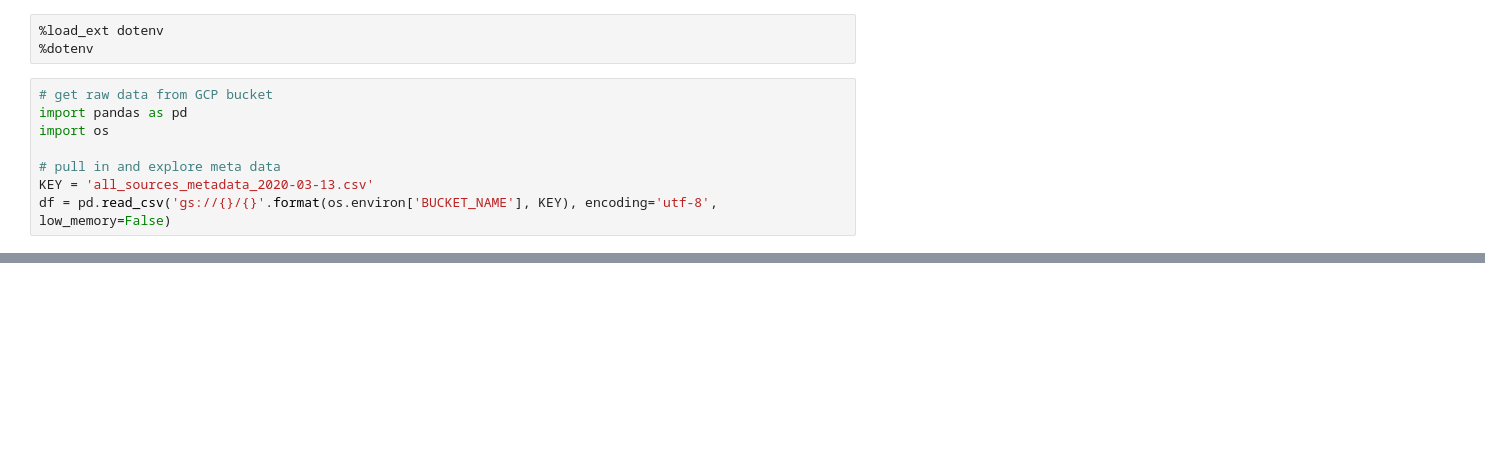
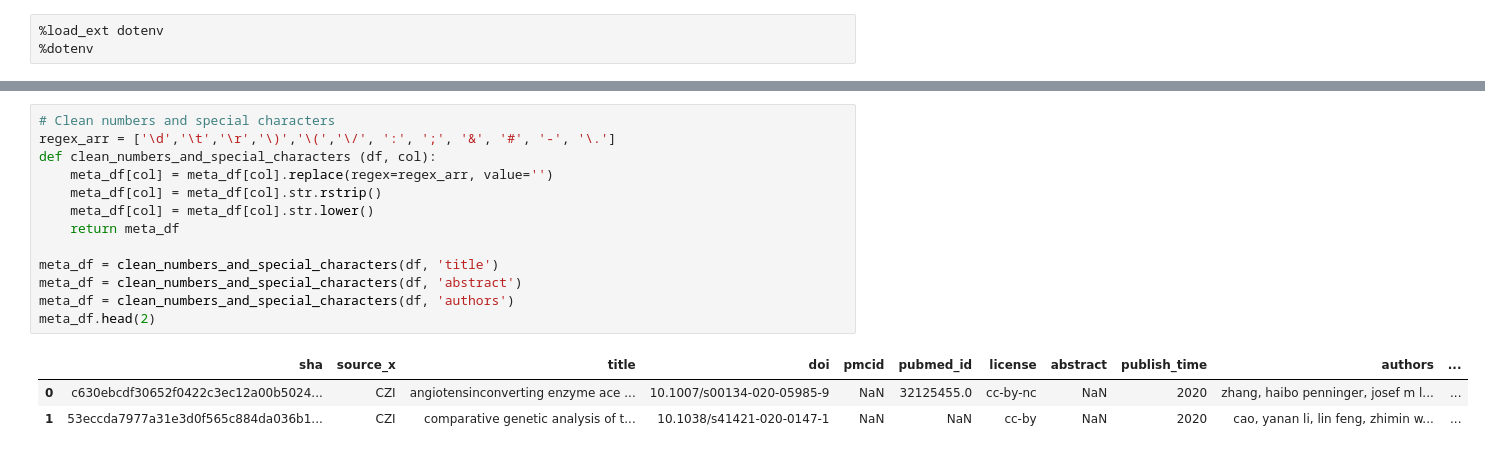
Before and after one commit to COVID-Break/npi-analysis, a Jupyter notebook: main.ipynb, the cells around one changed output, grey strips where cells are left out. Cells and saved outputs as stored; diff of their text form; blank space fills up the shorter version.

```diff
--- a/main.ipynb
+++ b/main.ipynb
@@ -1,11 +3,3 @@
 # %%
 %load_ext dotenv
 %dotenv
-# %%
-# get raw data from GCP bucket
-import pandas as pd
-import os
-
-# pull in and explore meta data
-KEY = 'all_sources_metadata_2020-03-13.csv'
-df = pd.read_csv('gs://{}/{}'.format(os.environ['BUCKET_NAME'], KEY), encoding='utf-8', low_memory=False)
@@ -11,0 +40,17 @@ df = pd.read_csv('gs://{}/{}'.format(os.environ['BUCKET_NAME'], KEY), encoding='
+# %%
+# Clean numbers and special characters
+regex_arr = ['\d','\t','\r','\)','\(','\/', ':', ';', '&', '#', '-', '\.']
+def clean_numbers_and_special_characters (df, col):
+    meta_df[col] = meta_df[col].replace(regex=regex_arr, value='')
+    meta_df[col] = meta_df[col].str.rstrip()
+    meta_df[col] = meta_df[col].str.lower()
+    return meta_df
+
+meta_df = clean_numbers_and_special_characters(df, 'title')
+meta_df = clean_numbers_and_special_characters(df, 'abstract')
+meta_df = clean_numbers_and_special_characters(df, 'authors')
+meta_df.head(2)
+# %% [output]
+|  | sha | source_x | title | doi | pmcid | pubmed_id | license | abstract | publish_time | authors | ... |
+| 0 | c630ebcdf30652f0422c3ec12a00b5024... | CZI | angiotensinconverting enzyme ace ... | 10.1007/s00134-020-05985-9 | NaN | 32125455.0 | cc-by-nc | NaN | 2020 | zhang, haibo penninger, josef m l... | ... |
+| 1 | 53eccda7977a31e3d0f565c884da036b1... | CZI | comparative genetic analysis of t... | 10.1038/s41421-020-0147-1 | NaN | NaN | cc-by | NaN | 2020 | cao, yanan li, lin feng, zhimin w... | ... |
```
Also changed, not shown: parts of 27 cells of this notebook.
